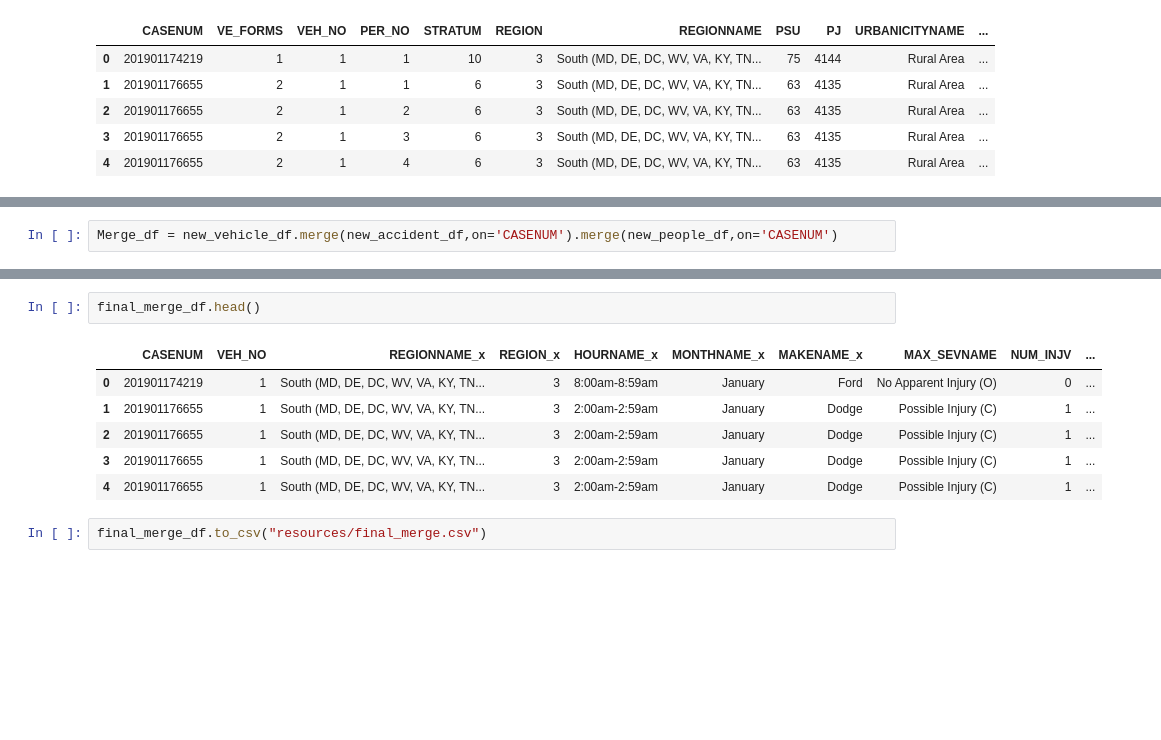
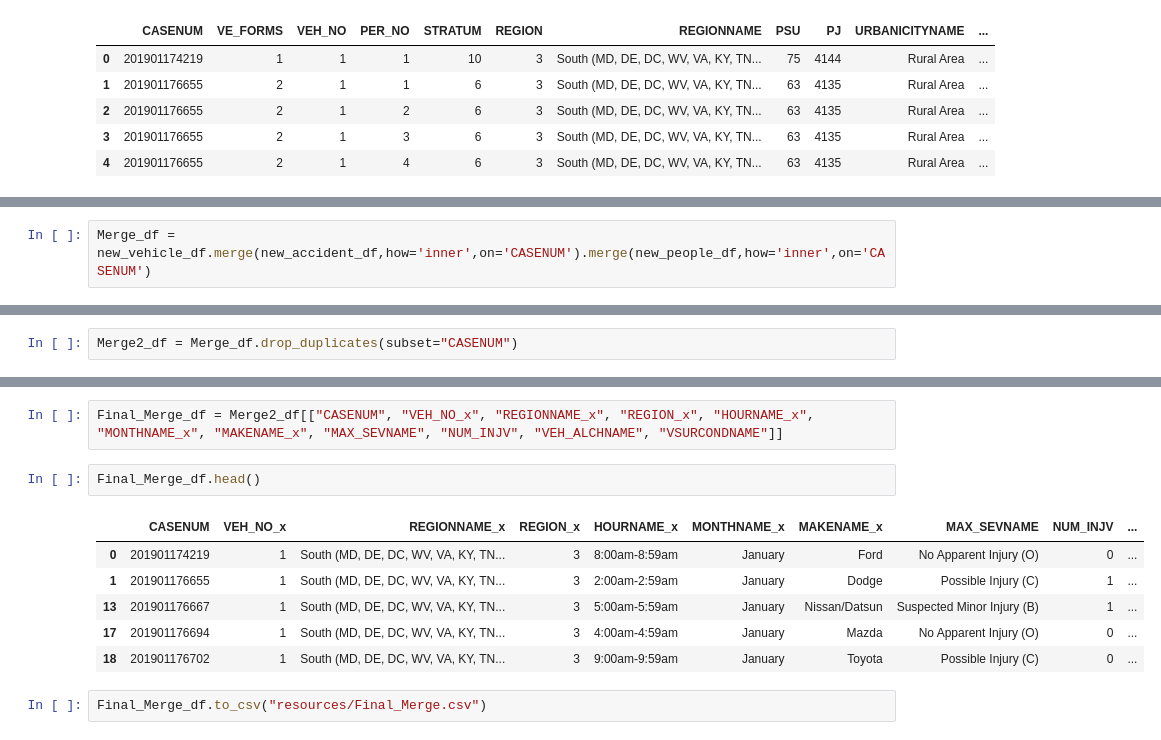
Before and after one commit to DaSamboni/project3_group2, a Jupyter notebook: main.ipynb, the cells around one changed output, grey strips where cells are left out. Saved outputs shown, nothing was run; the diff lists cells and outputs as text; blank space fills up the shorter version.

```diff
--- a/main.ipynb
+++ b/main.ipynb
@@ -107,5 +94,5 @@ new_people_df.head()
 # %%
-Merge_df = new_vehicle_df.merge(new_accident_df,on='CASENUM').merge(new_people_df,on='CASENUM')
+Merge_df = new_vehicle_df.merge(new_accident_df,how='inner',on='CASENUM').merge(new_people_df,how='inner',on='CASENUM')
 # %%
 Merge_df.head()
 # %% [output]
@@ -119,0 +105,2 @@ final_merge_df = Merge_df[["CASENUM", "VEH_NO", "REGIONNAME_x", "REGION_x", "HOU
+# %%
+Merge2_df = Merge_df.drop_duplicates(subset="CASENUM")
@@ -120,11 +116,13 @@ final_merge_df = Merge_df[["CASENUM", "VEH_NO", "REGIONNAME_x", "REGION_x", "HOU
+# %%
+Final_Merge_df = Merge2_df[["CASENUM", "VEH_NO_x", "REGIONNAME_x", "REGION_x", "HOURNAME_x", "MONTHNAME_x", "MAKENAME_x", "MAX_SEVNAME", "NUM_INJV", "VEH_ALCHNAME", "VSURCONDNAME"]]
 # %%
-final_merge_df.head()
+Final_Merge_df.head()
 # %% [output]
-|  | CASENUM | VEH_NO | REGIONNAME_x | REGION_x | HOURNAME_x | MONTHNAME_x | MAKENAME_x | MAX_SEVNAME | NUM_INJV | ... |
+|  | CASENUM | VEH_NO_x | REGIONNAME_x | REGION_x | HOURNAME_x | MONTHNAME_x | MAKENAME_x | MAX_SEVNAME | NUM_INJV | ... |
 | 0 | 201901174219 | 1 | South (MD, DE, DC, WV, VA, KY, TN... | 3 | 8:00am-8:59am | January | Ford | No Apparent Injury (O) | 0 | ... |
 | 1 | 201901176655 | 1 | South (MD, DE, DC, WV, VA, KY, TN... | 3 | 2:00am-2:59am | January | Dodge | Possible Injury (C) | 1 | ... |
-| 2 | 201901176655 | 1 | South (MD, DE, DC, WV, VA, KY, TN... | 3 | 2:00am-2:59am | January | Dodge | Possible Injury (C) | 1 | ... |
-| 3 | 201901176655 | 1 | South (MD, DE, DC, WV, VA, KY, TN... | 3 | 2:00am-2:59am | January | Dodge | Possible Injury (C) | 1 | ... |
-| 4 | 201901176655 | 1 | South (MD, DE, DC, WV, VA, KY, TN... | 3 | 2:00am-2:59am | January | Dodge | Possible Injury (C) | 1 | ... |
+| 13 | 201901176667 | 1 | South (MD, DE, DC, WV, VA, KY, TN... | 3 | 5:00am-5:59am | January | Nissan/Datsun | Suspected Minor Injury (B) | 1 | ... |
+| 17 | 201901176694 | 1 | South (MD, DE, DC, WV, VA, KY, TN... | 3 | 4:00am-4:59am | January | Mazda | No Apparent Injury (O) | 0 | ... |
+| 18 | 201901176702 | 1 | South (MD, DE, DC, WV, VA, KY, TN... | 3 | 9:00am-9:59am | January | Toyota | Possible Injury (C) | 0 | ... |
 # %%
-final_merge_df.to_csv("resources/final_merge.csv")
+Final_Merge_df.to_csv("resources/Final_Merge.csv")
```
Also changed, not shown: parts of 5 cells of this notebook, 1 other file.
